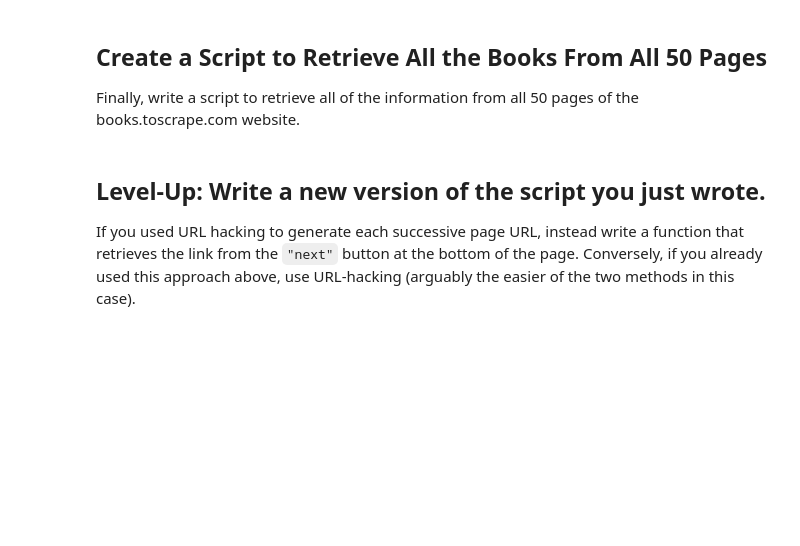
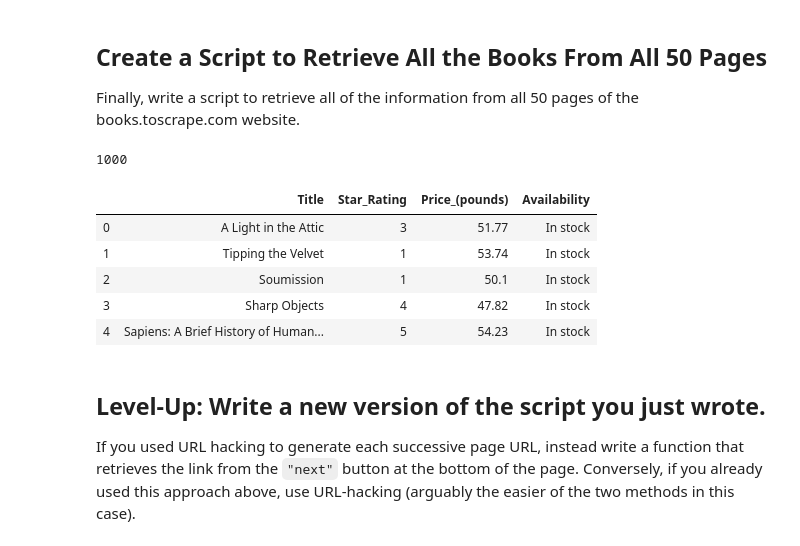
Before and after one commit to jammy-bot/dsc-web-scraping-lab-online-ds-ft-120919, a Jupyter notebook: index.ipynb, the cells around one changed output. Cells and saved outputs as stored; diff of their text form; code cells hidden in the pictures; blank space fills up the shorter version.

```diff
--- a/index.ipynb
+++ b/index.ipynb
@@ -119,0 +125,5 @@ def retrieve_availabilities(soup):
+# %%
+warning = soup.find('div', class_="alert alert-warning")
+book_container = warning.nextSibling.nextSibling
+book_container
+# availability = [h3.find('a').attrs['title'] for h3 in book_container.findAll('h3')]
@@ -119,0 +148,9 @@ def retrieve_availabilities(soup):
+# %%
+def retrieve_availabilities(soup):
+    #Your code here
+    warning = soup.find('div', class_="alert alert-warning")
+    book_container = warning.nextSibling.nextSibling
+    avails = [a.text.strip() for a in book_container.findAll('p', class_="instock availability")]
+    return avails
+
+retrieve_availabilities(soup)
@@ -126,3 +182,40 @@ Finally, write a script to retrieve all of the information from all 50 pages of
+# %%
+#Your code here
+# create a list for each attribute
+titles = []
+star_ratings = []
+prices = []
+avails = []
+
+# get the url for first and/or subsequent pages
+for i in range(1,51):
+    if i == 1:
+        url = 'http://books.toscrape.com/'
+    else:
+            url = "http://books.toscrape.com/catalogue/page-{}.html".format(i)
+    html_page = requests.get(url)
+    soup = BeautifulSoup(html_page.content, 'html.parser')
+    # add attributes to the relevant list
+    titles += retrieve_titles(soup)
+    star_ratings += retrieve_ratings(soup)
+    prices += retrieve_prices(soup)
+    avails += retrieve_availabilities(soup)
+
+    # create a dataframe from the lists and transpose to dataframe columns
+    df = pd.DataFrame([titles, star_ratings, prices, avails]).transpose()
+
+# standardize column names
+df.columns = ['Title', 'Star_Rating', 'Price_(pounds)', 'Availability']
+print(len(df))
+df.head()
+# %% [output]
+1000
+|  | Title | Star_Rating | Price_(pounds) | Availability |
+| 0 | A Light in the Attic | 3 | 51.77 | In stock |
+| 1 | Tipping the Velvet | 1 | 53.74 | In stock |
+| 2 | Soumission | 1 | 50.1 | In stock |
+| 3 | Sharp Objects | 4 | 47.82 | In stock |
+| 4 | Sapiens: A Brief History of Human... | 5 | 54.23 | In stock |
 # %% [markdown]
 ## Level-Up: Write a new version of the script you just wrote.
 
```
Also changed, not shown: parts of 9 cells of this notebook.
